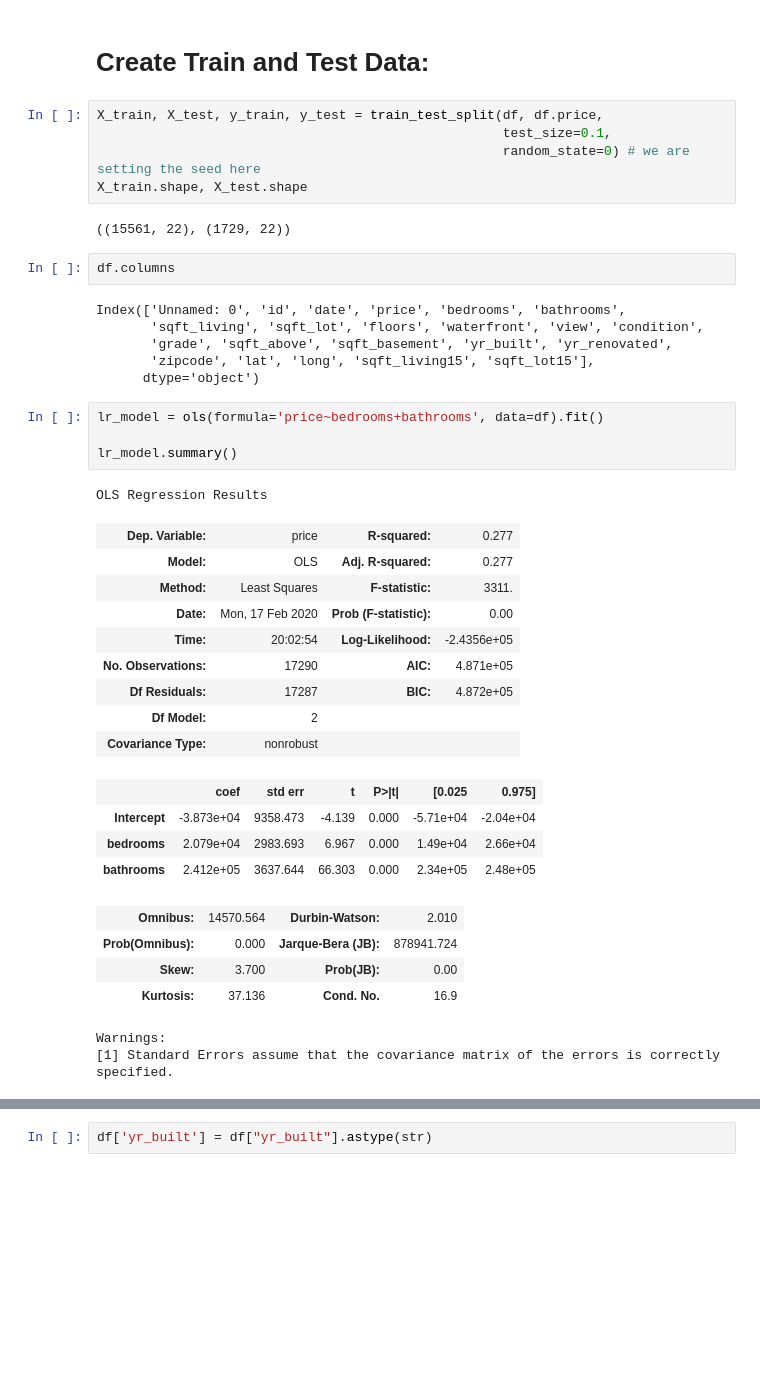
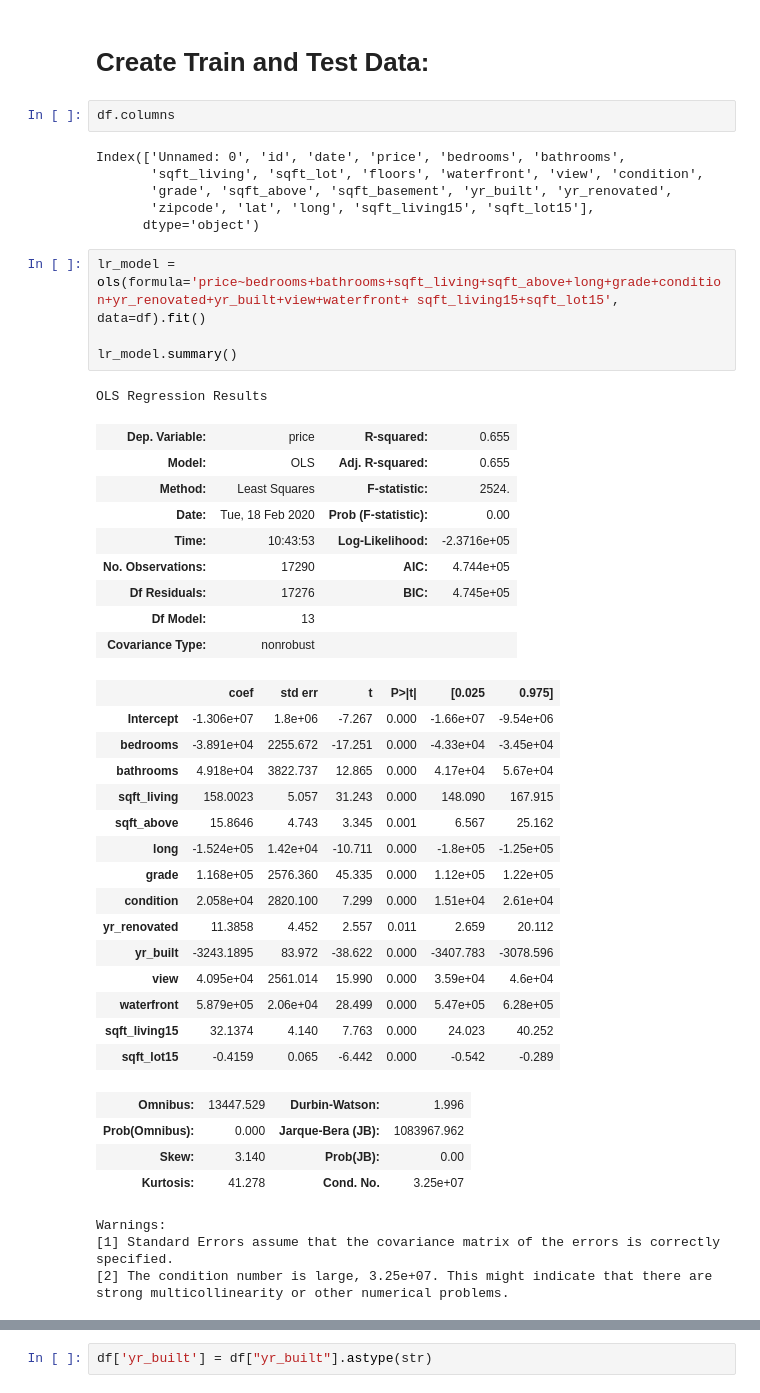
Before and after one commit to k0marrr1/nyc-mhtn-ds-010620-lectures, a Jupyter notebook: week-6/KC_house_data/Housing Statistics Project .ipynb, the cells around one changed output, grey strips where cells are left out. Drawn from its saved outputs; the diff is of its cells as text; blank space fills up the shorter version.

```diff
--- a/week-6/KC_house_data/Housing Statistics Project .ipynb
+++ b/week-6/KC_house_data/Housing Statistics Project .ipynb
@@ -252,13 +269,6 @@ sqft_lot15         int64
 dtype: object
 # %% [markdown]
 # Create Train and Test Data:
-# %%
-X_train, X_test, y_train, y_test = train_test_split(df, df.price,
-                                                    test_size=0.1,
-                                                    random_state=0) # we are setting the seed here
-X_train.shape, X_test.shape
-# %% [output]
-((15561, 22), (1729, 22))
 # %%
 df.columns
 # %% [output]
@@ -268,27 +278,40 @@ Index(['Unnamed: 0', 'id', 'date', 'price', 'bedrooms', 'bathrooms',
        'zipcode', 'lat', 'long', 'sqft_living15', 'sqft_lot15'],
       dtype='object')
 # %%
-lr_model = ols(formula='price~bedrooms+bathrooms', data=df).fit()
+lr_model = ols(formula='price~bedrooms+bathrooms+sqft_living+sqft_above+long+grade+condition+yr_renovated+yr_built+view+waterfront+ sqft_living15+sqft_lot15', data=df).fit()
 
 lr_model.summary()
 # %% [output]
 OLS Regression Results
-| Dep. Variable: | price | R-squared: | 0.277 |
-| Model: | OLS | Adj. R-squared: | 0.277 |
-| Method: | Least Squares | F-statistic: | 3311. |
-| Date: | Mon, 17 Feb 2020 | Prob (F-statistic): | 0.00 |
-| Time: | 20:02:54 | Log-Likelihood: | -2.4356e+05 |
-| No. Observations: | 17290 | AIC: | 4.871e+05 |
-| Df Residuals: | 17287 | BIC: | 4.872e+05 |
-| Df Model: | 2 |  |  |
+| Dep. Variable: | price | R-squared: | 0.655 |
+| Model: | OLS | Adj. R-squared: | 0.655 |
+| Method: | Least Squares | F-statistic: | 2524. |
+| Date: | Tue, 18 Feb 2020 | Prob (F-statistic): | 0.00 |
+| Time: | 10:43:53 | Log-Likelihood: | -2.3716e+05 |
+| No. Observations: | 17290 | AIC: | 4.744e+05 |
+| Df Residuals: | 17276 | BIC: | 4.745e+05 |
+| Df Model: | 13 |  |  |
 | Covariance Type: | nonrobust |  |  |
 |  | coef | std err | t | P>|t| | [0.025 | 0.975] |
-| Intercept | -3.873e+04 | 9358.473 | -4.139 | 0.000 | -5.71e+04 | -2.04e+04 |
-| bedrooms | 2.079e+04 | 2983.693 | 6.967 | 0.000 | 1.49e+04 | 2.66e+04 |
-| bathrooms | 2.412e+05 | 3637.644 | 66.303 | 0.000 | 2.34e+05 | 2.48e+05 |
+| Intercept | -1.306e+07 | 1.8e+06 | -7.267 | 0.000 | -1.66e+07 | -9.54e+06 |
+| bedrooms | -3.891e+04 | 2255.672 | -17.251 | 0.000 | -4.33e+04 | -3.45e+04 |
+| bathrooms | 4.918e+04 | 3822.737 | 12.865 | 0.000 | 4.17e+04 | 5.67e+04 |
+| sqft_living | 158.0023 | 5.057 | 31.243 | 0.000 | 148.090 | 167.915 |
+| sqft_above | 15.8646 | 4.743 | 3.345 | 0.001 | 6.567 | 25.162 |
+| long | -1.524e+05 | 1.42e+04 | -10.711 | 0.000 | -1.8e+05 | -1.25e+05 |
+| grade | 1.168e+05 | 2576.360 | 45.335 | 0.000 | 1.12e+05 | 1.22e+05 |
+| condition | 2.058e+04 | 2820.100 | 7.299 | 0.000 | 1.51e+04 | 2.61e+04 |
+| yr_renovated | 11.3858 | 4.452 | 2.557 | 0.011 | 2.659 | 20.112 |
+| yr_built | -3243.1895 | 83.972 | -38.622 | 0.000 | -3407.783 | -3078.596 |
+| view | 4.095e+04 | 2561.014 | 15.990 | 0.000 | 3.59e+04 | 4.6e+04 |
+| waterfront | 5.879e+05 | 2.06e+04 | 28.499 | 0.000 | 5.47e+05 | 6.28e+05 |
+| sqft_living15 | 32.1374 | 4.140 | 7.763 | 0.000 | 24.023 | 40.252 |
+| sqft_lot15 | -0.4159 | 0.065 | -6.442 | 0.000 | -0.542 | -0.289 |
-| Omnibus: | 14570.564 | Durbin-Watson: | 2.010 |
-| Prob(Omnibus): | 0.000 | Jarque-Bera (JB): | 878941.724 |
-| Skew: | 3.700 | Prob(JB): | 0.00 |
-| Kurtosis: | 37.136 | Cond. No. | 16.9 |
+| Omnibus: | 13447.529 | Durbin-Watson: | 1.996 |
+| Prob(Omnibus): | 0.000 | Jarque-Bera (JB): | 1083967.962 |
+| Skew: | 3.140 | Prob(JB): | 0.00 |
+| Kurtosis: | 41.278 | Cond. No. | 3.25e+07 |
 Warnings:
 [1] Standard Errors assume that the covariance matrix of the errors is correctly specified.
+[2] The condition number is large, 3.25e+07. This might indicate that there are
+strong multicollinearity or other numerical problems.
```
Also changed, not shown: parts of 12 cells of this notebook.
